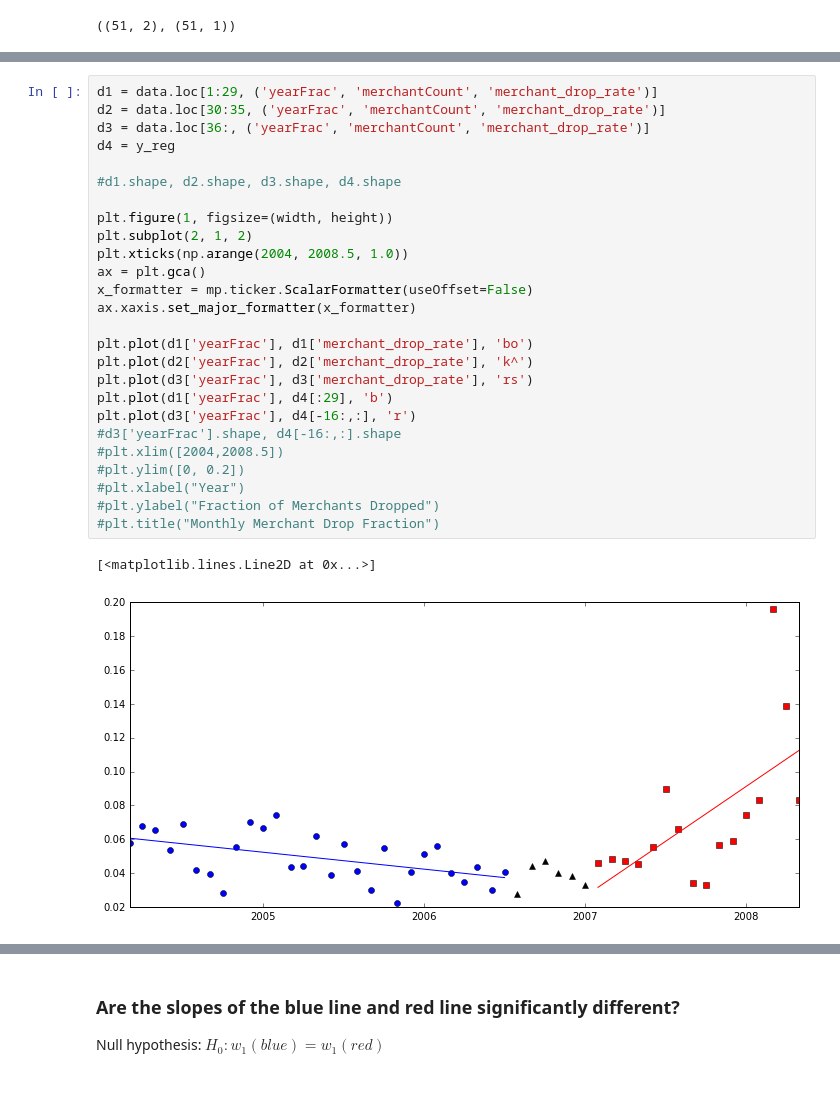
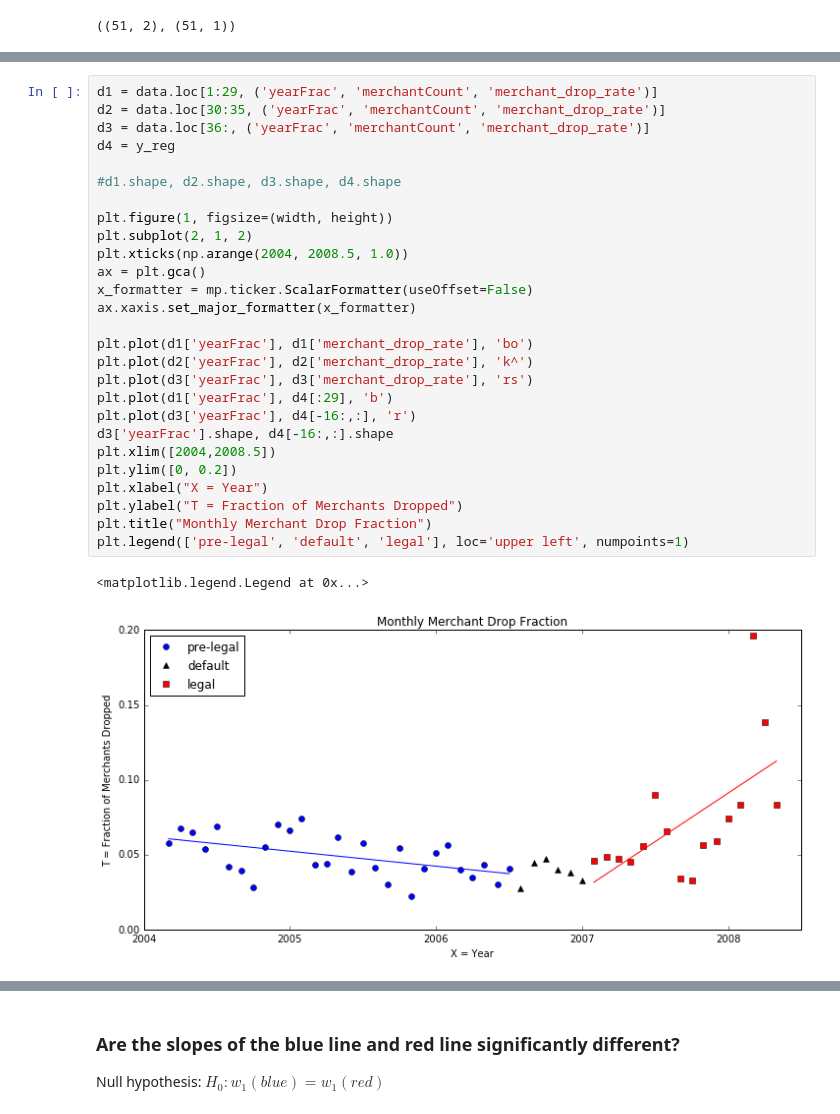
Before and after one commit to MichaelSzczepaniak/FraudulentConveyance, a Jupyter notebook: code/POS Merchants and Terminals Analysis.ipynb, the cells around one changed output, grey strips where cells are left out. Saved outputs shown, nothing was run; the diff lists cells and outputs as text; blank space fills up the shorter version.

```diff
--- a/code/POS Merchants and Terminals Analysis.ipynb
+++ b/code/POS Merchants and Terminals Analysis.ipynb
@@ -832,29 +844,30 @@ y_reg = np.vstack((pre_legal_reg, post_legal_reg))
 # %%
 d1 = data.loc[1:29, ('yearFrac', 'merchantCount', 'merchant_drop_rate')]
 d2 = data.loc[30:35, ('yearFrac', 'merchantCount', 'merchant_drop_rate')]
 d3 = data.loc[36:, ('yearFrac', 'merchantCount', 'merchant_drop_rate')]
 d4 = y_reg
 
 #d1.shape, d2.shape, d3.shape, d4.shape
 
 plt.figure(1, figsize=(width, height))
 plt.subplot(2, 1, 2)
 plt.xticks(np.arange(2004, 2008.5, 1.0))
 ax = plt.gca()
 x_formatter = mp.ticker.ScalarFormatter(useOffset=False)
 ax.xaxis.set_major_formatter(x_formatter)
 
 plt.plot(d1['yearFrac'], d1['merchant_drop_rate'], 'bo')
 plt.plot(d2['yearFrac'], d2['merchant_drop_rate'], 'k^')
 plt.plot(d3['yearFrac'], d3['merchant_drop_rate'], 'rs')
 plt.plot(d1['yearFrac'], d4[:29], 'b')
 plt.plot(d3['yearFrac'], d4[-16:,:], 'r')
-#d3['yearFrac'].shape, d4[-16:,:].shape
-#plt.xlim([2004,2008.5])
-#plt.ylim([0, 0.2])
-#plt.xlabel("Year")
-#plt.ylabel("Fraction of Merchants Dropped")
-#plt.title("Monthly Merchant Drop Fraction")
+d3['yearFrac'].shape, d4[-16:,:].shape
+plt.xlim([2004,2008.5])
+plt.ylim([0, 0.2])
+plt.xlabel("X = Year")
+plt.ylabel("T = Fraction of Merchants Dropped")
+plt.title("Monthly Merchant Drop Fraction")
+plt.legend(['pre-legal', 'default', 'legal'], loc='upper left', numpoints=1)
 # %% [output]
-[<matplotlib.lines.Line2D at 0x...>]
+<matplotlib.legend.Legend at 0x...>
-[figure, old version]
+[figure, new version]
```
Also changed, not shown: parts of 6 cells of this notebook.
